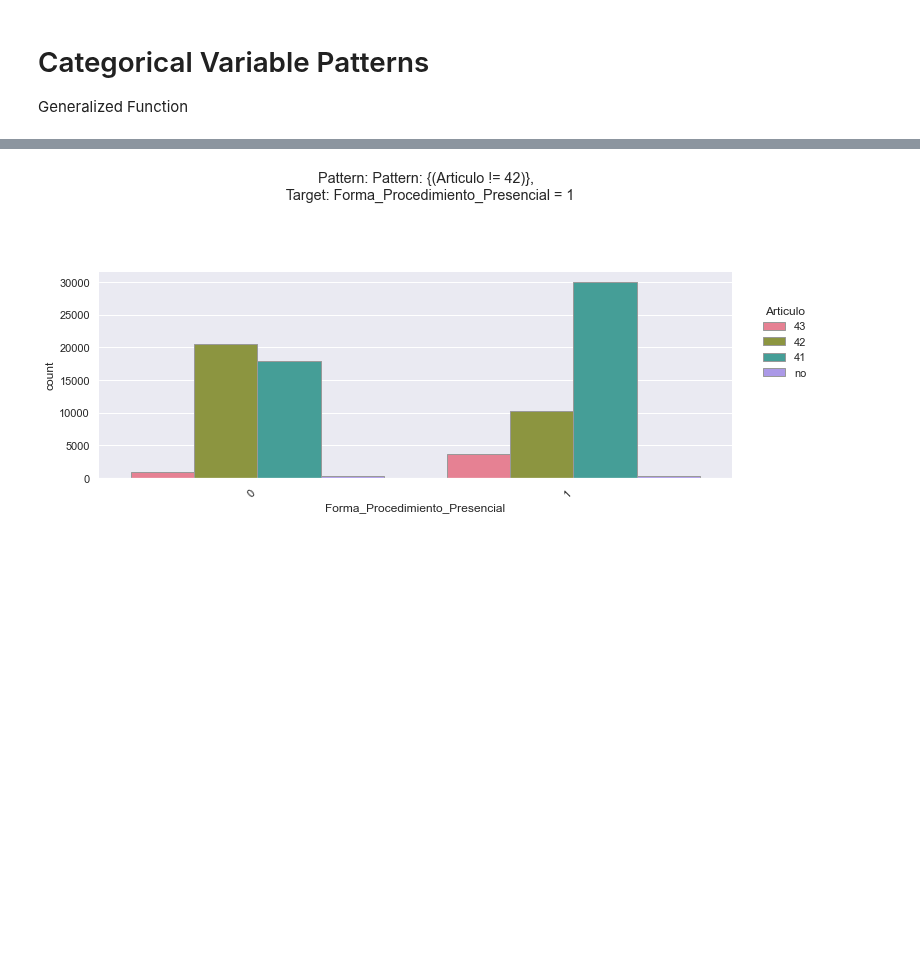
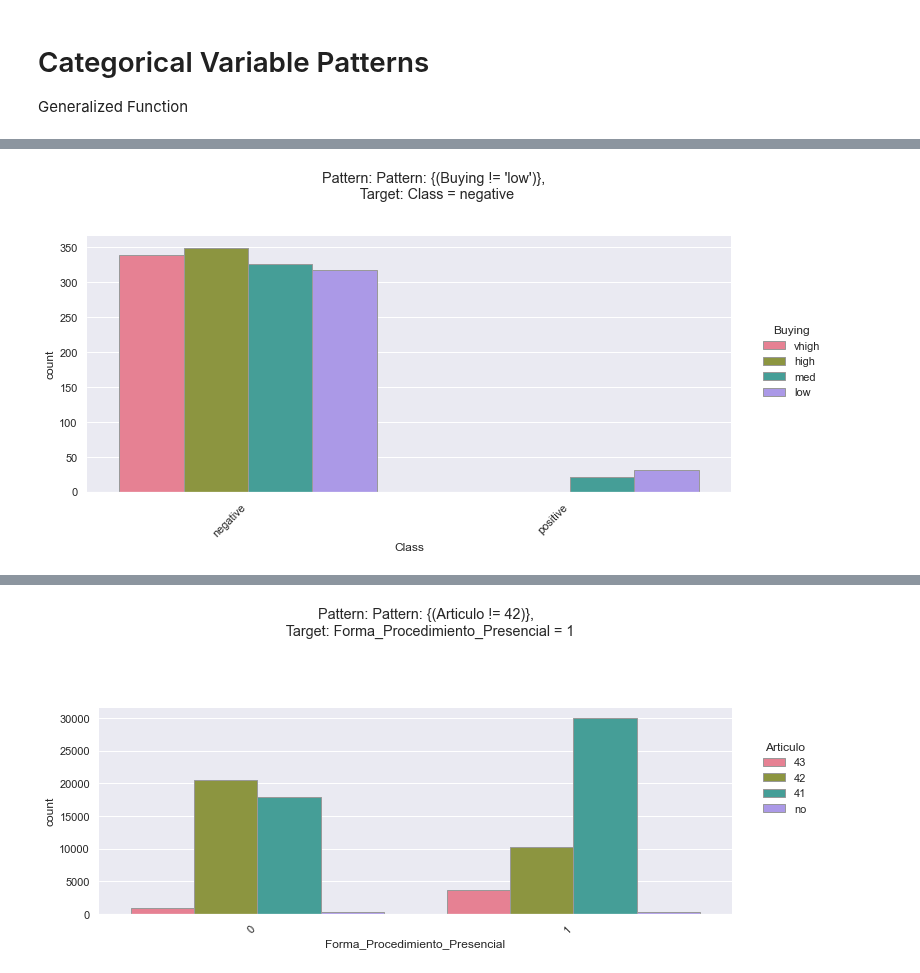
Before and after one commit to ML-Group-Col/Exped_Visualizations, a Jupyter notebook: visuals_dany.ipynb, the cells around one changed output, grey strips where cells are left out. Cells and saved outputs as stored; diff of their text form; code cells hidden in the pictures; blank space fills up the shorter version.

Commit message:
visuals

```diff
--- a/visuals_dany.ipynb
+++ b/visuals_dany.ipynb
@@ -13,0 +12,4 @@ db = pd.read_csv('clean_data_complete.csv')
+# %%
+db = pd.read_csv('clean_data_complete.csv')
+univ = pd.read_csv('universities.csv',  encoding ='ISO-8859-1')
+cars = pd.read_csv('car-vgood-5-1tra.csv')
@@ -62,6 +80,14 @@ def cat_plot_variable(db, target, target_val, variables, pattern_title, pal="pas
     (chart.set_axis_labels(target)
     .set_titles("{col_name} {col_var}")
     .despine(left=True))
-    plt.subplots_adjust(top=0.9)
+    plt.subplots_adjust(top=0.8)
     chart.fig.suptitle(f'Pattern: {pattern_title}, \n Target: {target} = {target_val}')
     return plt.show()
+# %%
+pattern_title = "Pattern: {(Buying != 'low')}"
+variables = [('Buying','low')]
+target = 'Class'
+target_val = 'negative'
+cat_plot_variable(cars, target,  target_val, variables,  pattern_title, pal = 'husl')
+# %% [output]
+[figure, added]
```
Also changed, not shown: parts of 4 cells of this notebook, 3 other files.
